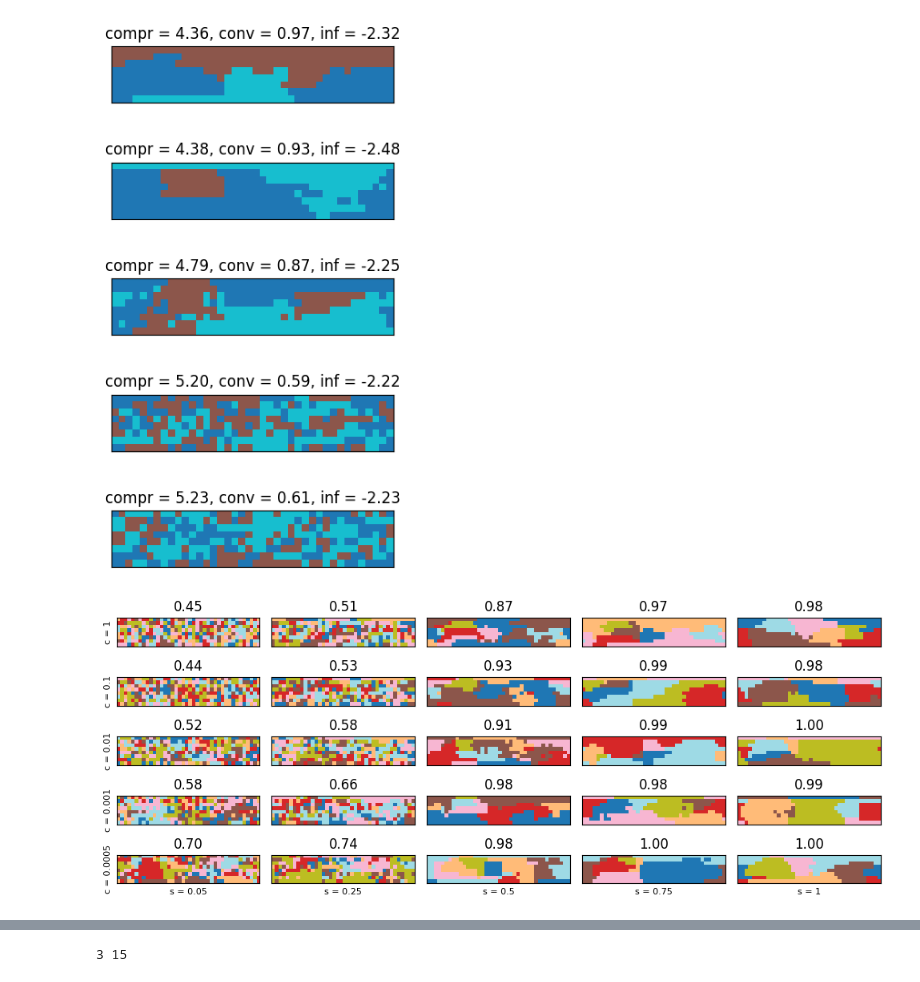
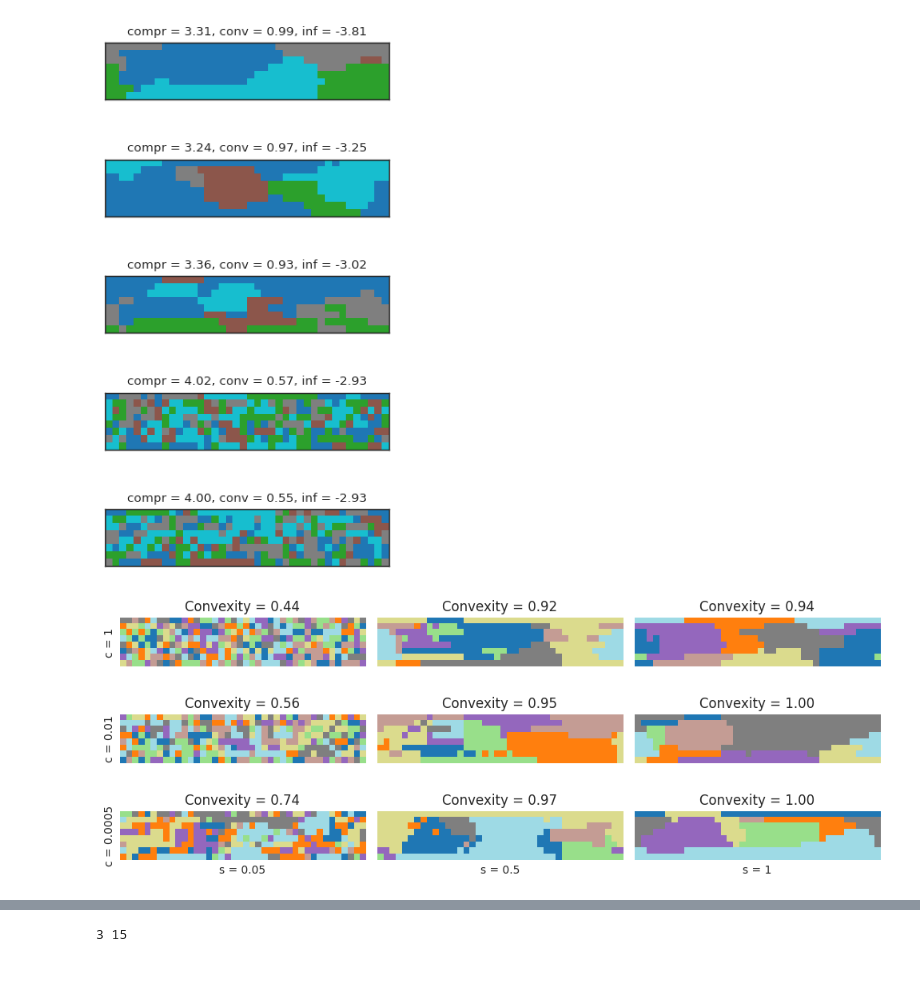
Before and after one commit to alexeykosh/2024-convexity-efficient-communication, a Jupyter notebook: color_split_v2.ipynb, the cells around one changed output, grey strips where cells are left out. Drawn from its saved outputs; the diff is of its cells as text; code cells hidden in the pictures.

```diff
--- a/color_split_v2.ipynb
+++ b/color_split_v2.ipynb
@@ -4,12 +4,17 @@ import numpy as np
 import matplotlib.pyplot as plt
 import pandas as pd
 import statsmodels.api as sm
-from scipy.interpolate import interp1d
+from tqdm.auto import tqdm
+import seaborn as sns
 
 from src.colorconv import ConvexCluster
 from src.util import (non_dominated_front,
                       compression,
-                      informativeness)
+                      informativeness,
+                      degree_of_convexity)
+
+
+sns.set(context='paper', style='ticks', font='DejaVu Sans', font_scale=1)
 # %%
 # unpockle IB_color_naming.pkl from data
 with open('data/IB_color_naming.pkl', 'rb') as f:
@@ -56,7 +61,7 @@ fig, ax = plt.subplots(5, 1, figsize=(4, 8))
 for j, conn in enumerate(conn_values):
     a = ConvexCluster(X = np.zeros((8, 40)),
                         d = 8,
-                        N = 3,
+                        N = 5,
                         s = 0.5,
                         c = conn,
                         coords=cielab_list,
@@ -69,47 +74,50 @@ for j, conn in enumerate(conn_values):
                     f'conv = {a.degree_of_convexity():.2f}, '
                     f'inf = {informativeness(labels, prior_m_matrix, cielab_dict):.2f}')
 # %% [output]
-[figure, old version]
+[figure, new version]
 # %%
 # plot 4 x 4 possible color clusters with parameter smooth in [0.1, 0.25, 0.5, 1] and conn in [0.1, 0.25, 0.5, 1]
-fig, ax = plt.subplots(5, 5, figsize=(10, 4))
+fig, ax = plt.subplots(3, 3, figsize=(10, 4))
 
-smooth_values = [0.05, 0.25, 0.5, 0.75, 1]
-conn_values = [0.0005, 0.001, 0.01, 0.1, 1]
+smooth_values = [0.05, 0.5, 1]
+conn_values = [0.0005, 0.01, 1]
 conn_values = [_ for _ in reversed(conn_values)]
 
 for i, smooth in enumerate(smooth_values):
     for j, conn in enumerate(conn_values):
         a = ConvexCluster(X = np.zeros((8, 40)),
-                         d = 1.5,
-                         N = 7,
+                         d = 2,
+                         N = 8,
                          s = smooth,
                          c = conn,
                          coords=cielab_list,
                          reverse_labels=cielab_dict_r)
         labels = a.run()
         ax[i, j].imshow(labels,
                         cmap='tab20',
                         interpolation='none')
         ax[i, j].set_xticks([])
         ax[i, j].set_yticks([])
-        ax[i, j].set_title(f'{a.degree_of_convexity():.2f}')
+        ax[i, j].set_title(f'Convexity = {a.degree_of_convexity():.2f}', fontsize=12)
+        # remove border
+        for spine in ax[i, j].spines.values():
+            spine.set_visible(False)
         # ax[i, j].set_title(f'MDL = {mdl(labels):.2f}')
 
 # Label the conn values on the y-axis
 for i, conn in enumerate(conn_values):
-    ax[i, 0].set_ylabel('c = ' + str(conn), fontsize=8)
+    ax[i, 0].set_ylabel('c = ' + str(conn), fontsize=10)
 
 # Label the smooth values on the x-axis
 for j, smooth in enumerate(smooth_values):
-    ax[4, j].set_xlabel('s = ' + str(smooth), fontsize=8)
+    ax[2, j].set_xlabel('s = ' + str(smooth), fontsize=10)
 
 plt.tight_layout()
 # save the plot as pdf
 plt.savefig('figures/convex_clusters.pdf')
 plt.show()
 # %% [output]
-[figure, old version]
+[figure, new version]
 # %%
 def generate_grid(n, n_low, n_high, d = 2, X = 10, Y = 10):
     s_values = np.random.uniform(0.8, 1, n)
```
Also changed, not shown: parts of 31 cells of this notebook, 3 other files.
